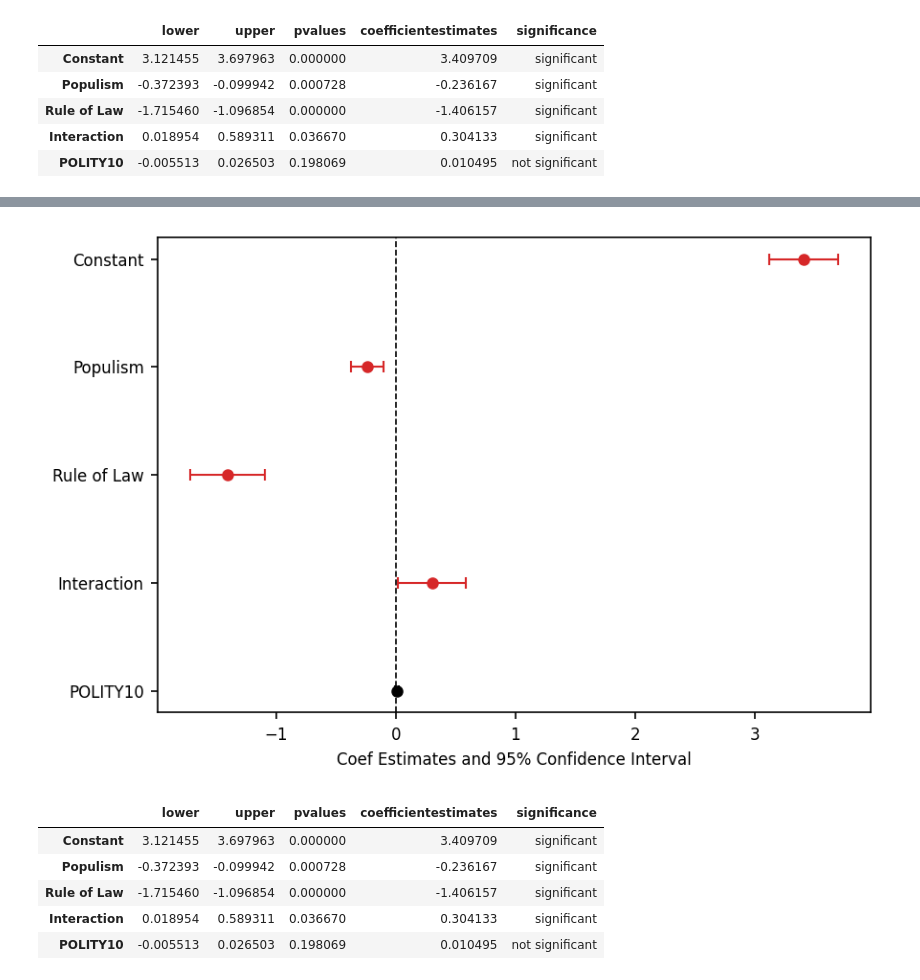
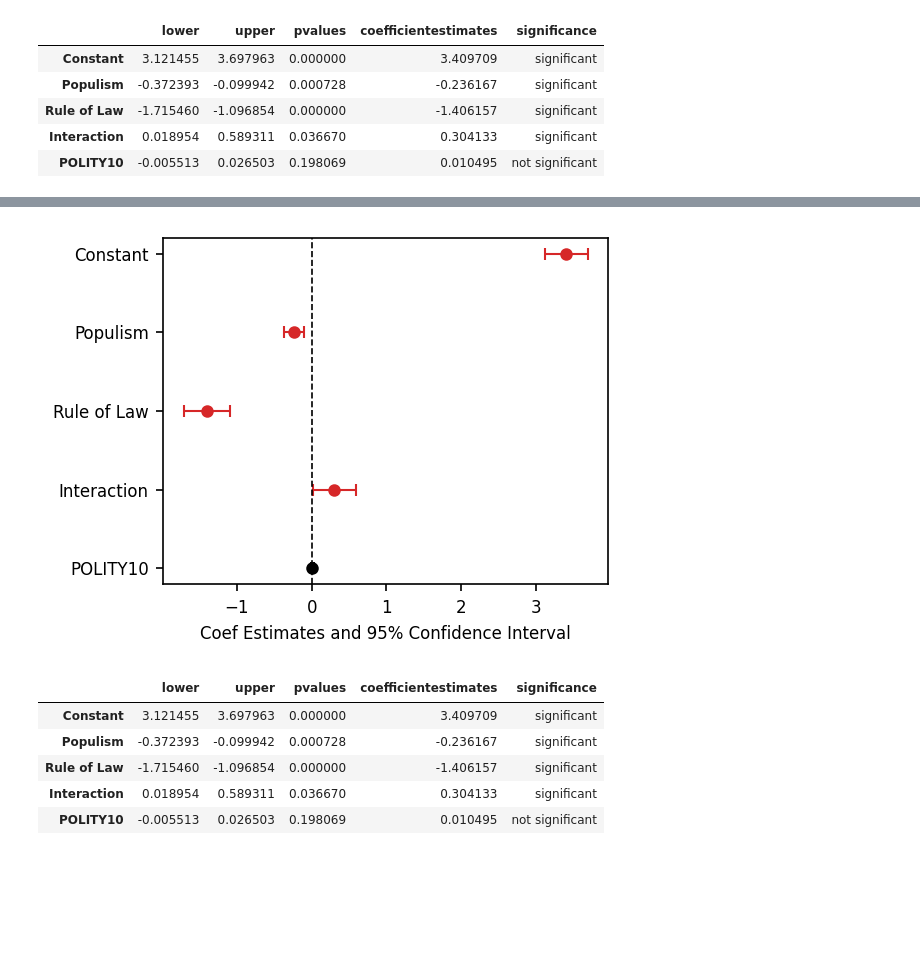
Before and after one commit to jgkorman/Python-Projects, a Jupyter notebook: State_Capture_and_Populism_data.ipynb, the cells around one changed output, grey strips where cells are left out. Cells and saved outputs as stored; diff of their text form; code cells hidden in the pictures; blank space fills up the shorter version.

```diff
--- a/State_Capture_and_Populism_data.ipynb
+++ b/State_Capture_and_Populism_data.ipynb
@@ -537,3 +537,4 @@ ii) for the variable evaluating the change in b1 across its range is 0.0 to 0.69
 # **Creating a forest plot**
 # %%
 pvalues = re_res.pvalues
+params = re_res.params
@@ -589,3 +581,3 @@ plt.show()
 # %%
-fig, ax = plt.subplots(nrows=1, sharex=True, sharey=True, figsize=(6, 4), dpi=150)
+fig, ax = plt.subplots(nrows=1, sharex=True, sharey=True, figsize=(4, 3), dpi=150)
 for idx, row in forest.iloc[::-1].iterrows():
@@ -593,19 +585,19 @@ for idx, row in forest.iloc[::-1].iterrows():
     if row['significance'] == 'significant':
         plt.errorbar(x=[row['coefficientestimates']], y=[row.name], xerr=ci,
             ecolor='tab:red', capsize=3, linestyle='None', linewidth=1, marker="o",
                      markersize=5, mfc="tab:red", mec="tab:red")
     else:
         plt.errorbar(x=[row['coefficientestimates']], y=[row.name], xerr=ci,
             ecolor='black', capsize=3, linestyle='None', linewidth=1, marker="o",
                      markersize=5, mfc="black", mec="black")
 plt.axvline(x=0, linewidth=0.8, linestyle='--', color='black')
 plt.tick_params(axis='both', which='major', labelsize=8)
 plt.xlabel('Coef Estimates and 95% Confidence Interval', fontsize=8)
 plt.tight_layout()
 
 plt.show()
 # %% [output]
-[figure, old version]
+[figure, new version]
 # %%
 forest[:]
 # %% [output]
```
Also changed, not shown: parts of 6 cells of this notebook.
